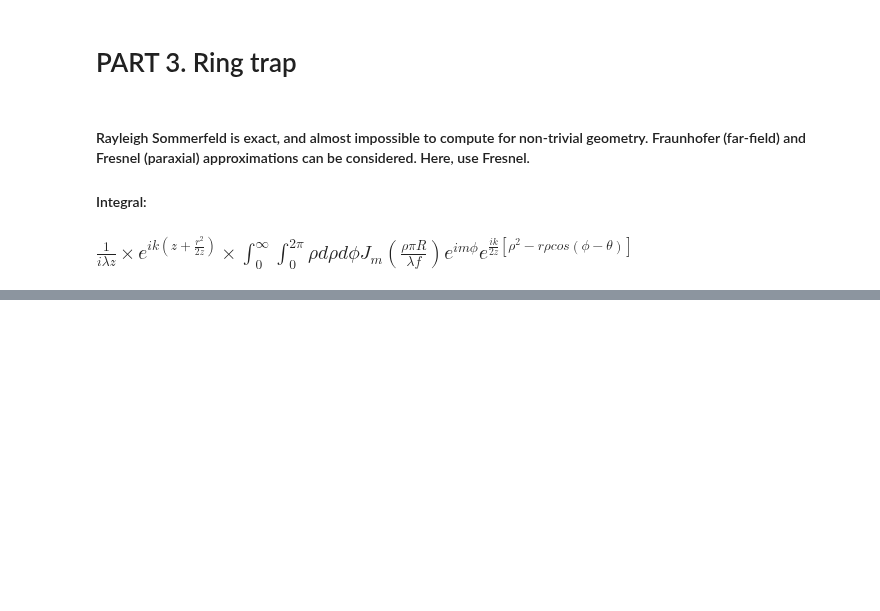
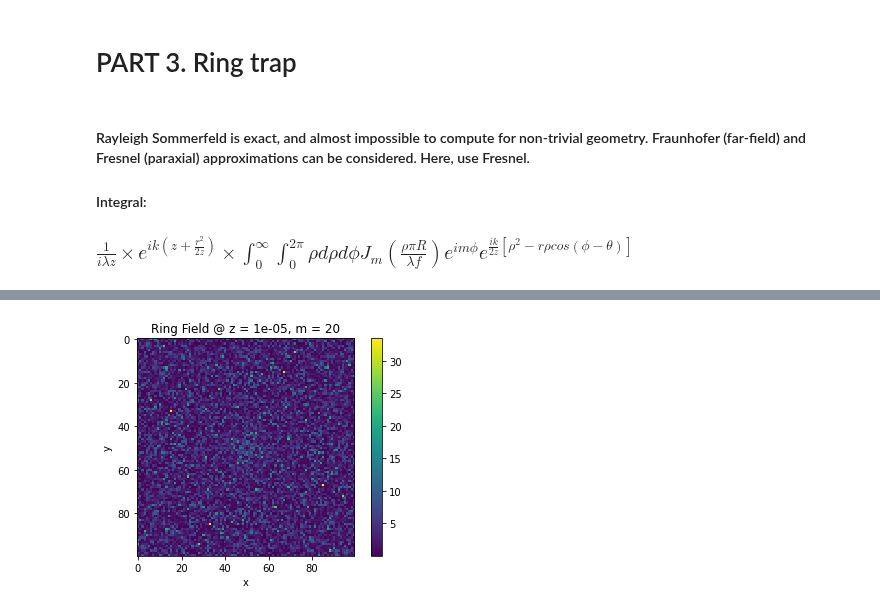
Before and after one commit to jabacousnac/Grier-Lab-Code, a Jupyter notebook: LowIndexTrapping.ipynb, the cells around one changed output, grey strips where cells are left out. Saved outputs shown, nothing was run; the diff lists cells and outputs as text; code cells hidden in the pictures; blank space fills up the shorter version.

```diff
--- a/LowIndexTrapping.ipynb
+++ b/LowIndexTrapping.ipynb
@@ -202,0 +195,4 @@ KeyboardInterrupt:
+# %%
+ring_intensity_landscape(1*10**-5)
+# %% [output]
+[figure, added]
```
Also changed, not shown: parts of 9 cells of this notebook.
